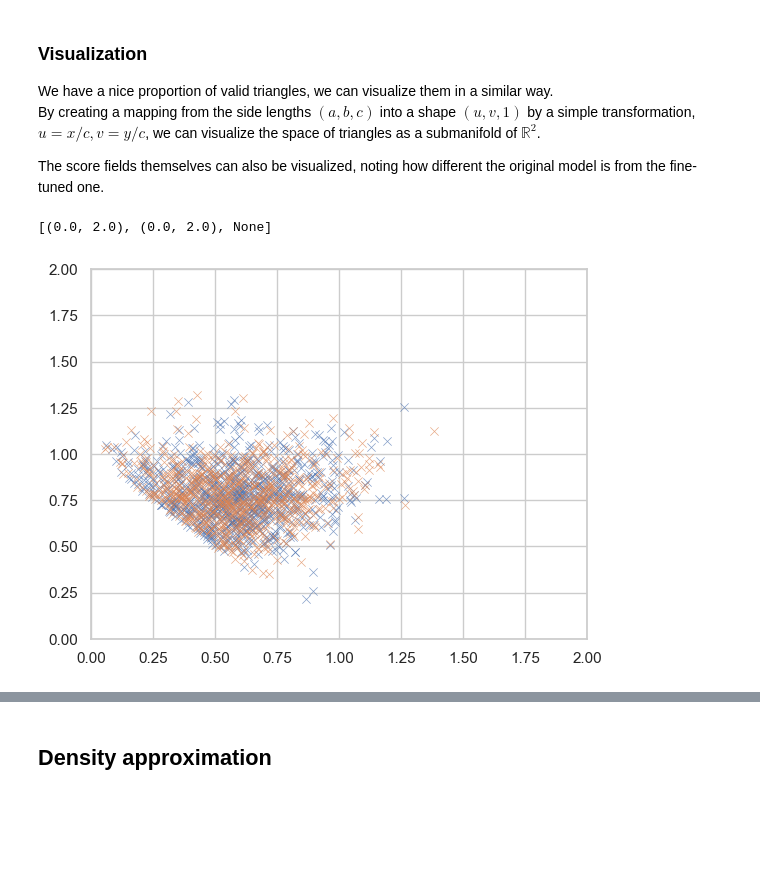
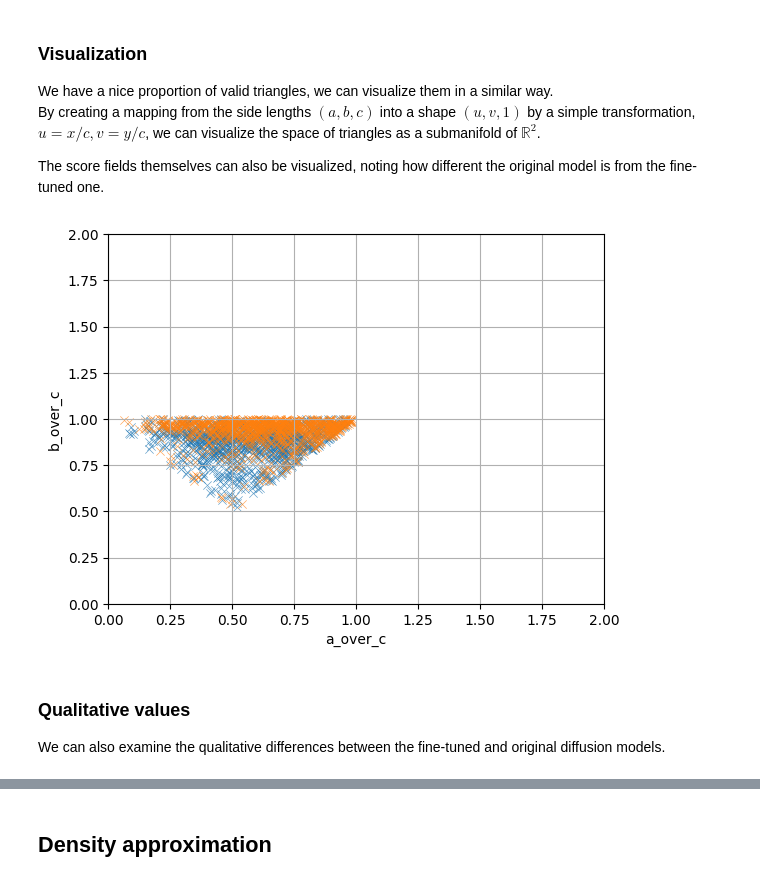
Before and after one commit to tuomorphism/diffusion-on-the-edge, a Jupyter notebook: blog/02-maximal_learning.ipynb, the cells around one changed output, grey strips where cells are left out. Saved outputs shown, nothing was run; the diff lists cells and outputs as text; code cells hidden in the pictures; blank space fills up the shorter version.

```diff
--- a/blog/02-maximal_learning.ipynb
+++ b/blog/02-maximal_learning.ipynb
@@ -355,7 +238 @@ Our score function model is not perfect but it captures nicely the different
-# %%
-inverse_transform_samples = (samples.numpy() + 1) / 2
-generated_df = pd.DataFrame(inverse_transform_samples, columns=['a', 'b', 'c'])
-generated_df['side_type'] = 'gen'
-generated_df['angle_type'] = 'gen'
-generated_df['valid'] = res['valid_mask']
 # %%
@@ -450,10 +331,5 @@ from diffusion_on_the_edge.tuning_tracker import TuningTracker
 # %%
-teacher_tuning, student_tuning = build_teacher_student(pretrained_score_model=score_model, hidden_size=64)
-tracker = TuningTracker(
-    log_name="triangle_tuning",
-    use_tensorboard=True,
-    write_csv=False
-)
+teacher_tuning, student_tuning = build_teacher_student(pretrained_score_model=score_model, d = 4, hidden_size=64)
 # %%
 INNER_EPOCHS = 10
 OUTER_EPOCHS = 5
@@ -593,18 +421,14 @@ We begin by sampling from the tuned dataset and examining how many of our new sa
 # %%
 samples_tuned = reverse_pc_sampler_torch(
     x_T=x_T, # Note: We use the same input sample as the original model
+    process=ou_process,
     score_model=student_tuning,
-    f_fn=f_fn_torch,
-    g_fn=g_fn_torch,
-    T=1.0,
-    N=1000,
+    grid=grid,
     snr=0.15,
 )
-
+samples_tuned = samples_tuned * stds + means
 samples_arr_tuned = samples_tuned.detach().cpu().numpy()
 # %%
-res_tuned = triangle_validity_numpy(samples_arr_tuned, eps = 1E-3)
-print_triangle_summary(res_tuned)
-
-valid_tuned_samples = samples_arr_tuned[res_tuned['valid_mask']]
+student_generated = dataset_from_sides(samples_arr_tuned[:, :3] * samples_arr_tuned[:, [3]], generation_options)
+student_generated['is_valid_triangle'].value_counts(normalize=True)
 # %% [output]
@@ -643,6 +448,10 @@ uv_tuned_samples = mapping_uv(valid_tuned_samples)
 # %%
-sns.scatterplot(x = uv_original_samples[:, 0], y = uv_original_samples[:, 1], alpha=0.7, marker='x').set(xlim=(0, 2), ylim=(0, 2), alpha = 0.3)
-sns.scatterplot(x = uv_tuned_samples[:, 0], y = uv_tuned_samples[:, 1], alpha=0.7, marker='x').set(xlim=(0, 2), ylim=(0, 2), alpha = 0.3)
+sns.scatterplot(generated_df[generated_df['is_valid_triangle']], x = 'a_over_c', y = 'b_over_c', alpha=0.7, marker='x').set(xlim=(0, 2), ylim=(0, 2), alpha = 0.3)
+sns.scatterplot(student_generated[student_generated['is_valid_triangle']], x = 'a_over_c', y = 'b_over_c', alpha=0.7, marker='x').set(xlim=(0, 2), ylim=(0, 2), alpha = 0.3)
+plt.grid()
 # %% [output]
-[(0.0, 2.0), (0.0, 2.0), None]
-[figure, old version]
+[figure, new version]
+# %% [markdown]
+### Qualitative values
+
+We can also examine the qualitative differences between the fine-tuned and original diffusion models.
```
Also changed, not shown: parts of 45 cells of this notebook, 16 other files.
